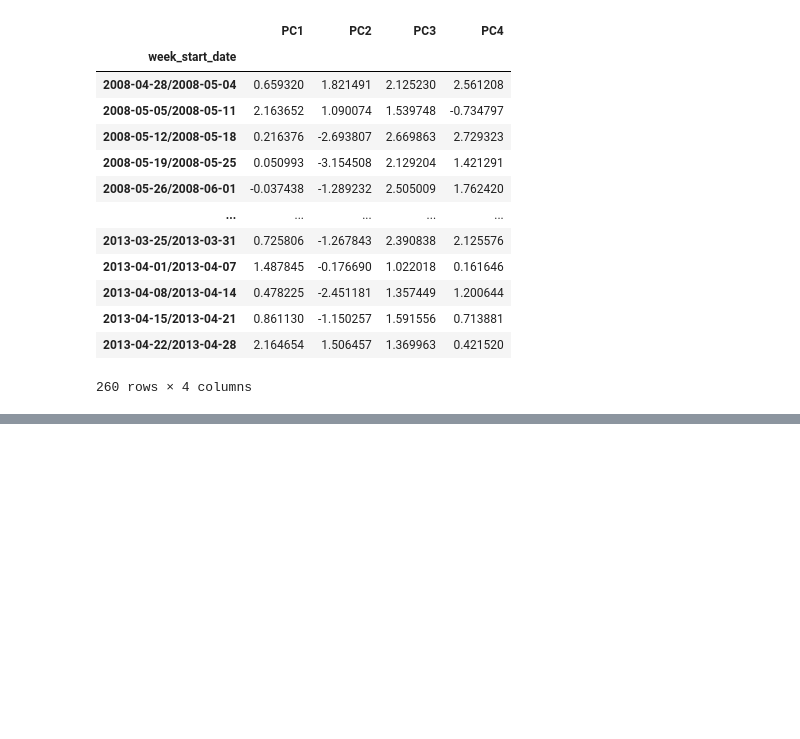
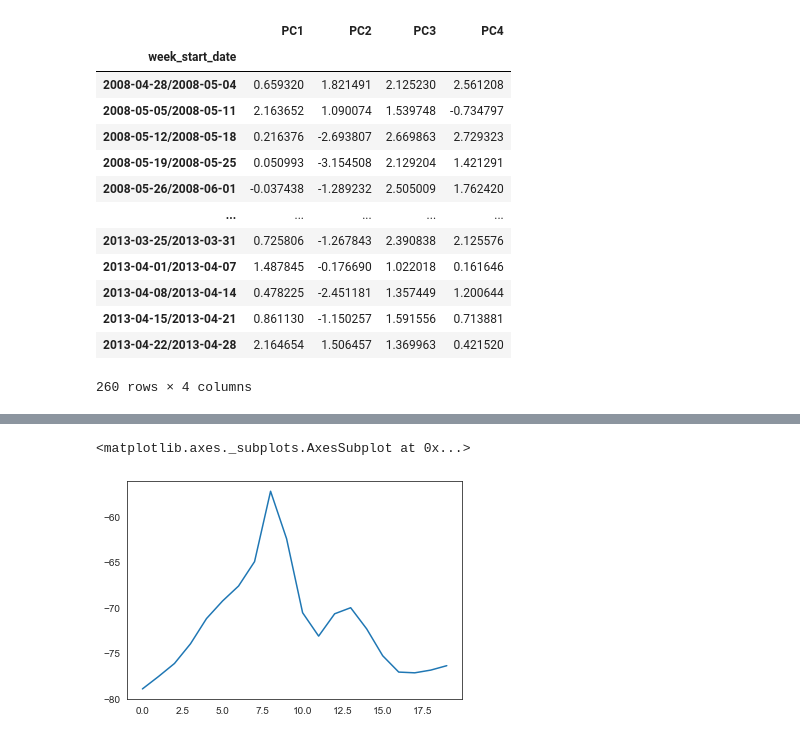
Before and after one commit to BryanGonzalez262/Dengue_DS, a Jupyter notebook: Code/models.ipynb, the cells around one changed output, grey strips where cells are left out. Saved outputs shown, nothing was run; the diff lists cells and outputs as text; code cells hidden in the pictures; blank space fills up the shorter version.

```diff
--- a/Code/models.ipynb
+++ b/Code/models.ipynb
@@ -490,0 +527,5 @@ make_submission(preds, 'BG_submission2.csv')
+# %%
+param_df.reanalysis_dew_point_temp_k.plot()
+# %% [output]
+<matplotlib.axes._subplots.AxesSubplot at 0x...>
+[figure, added]
```
Also changed, not shown: parts of 4 cells of this notebook.
